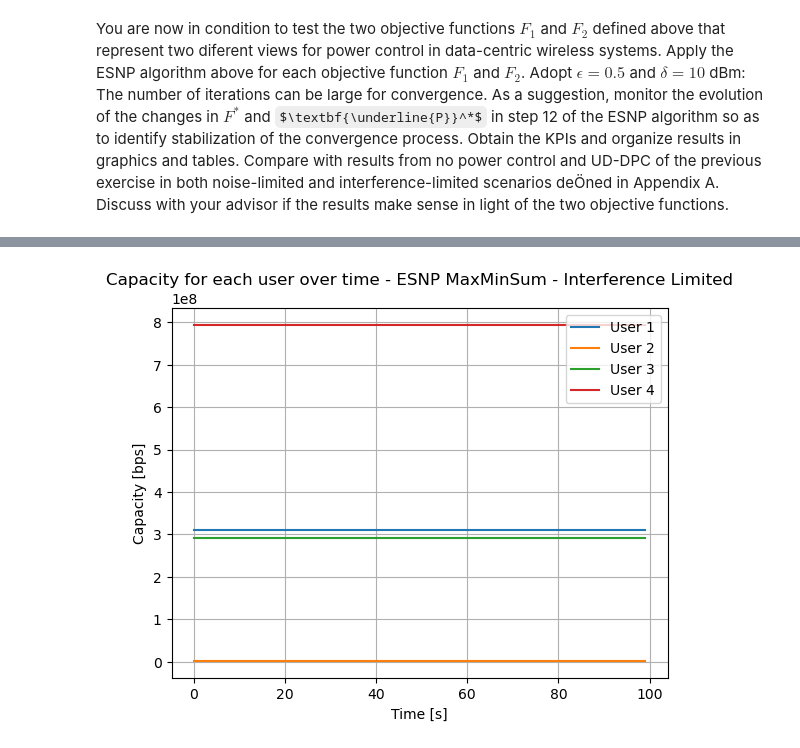
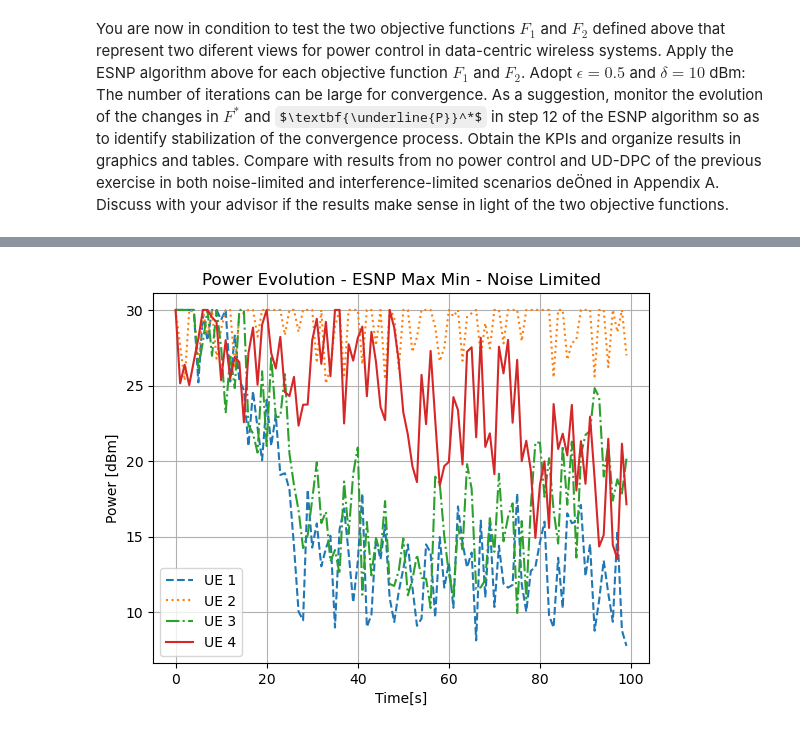
Before and after one commit to vitorfraga12/Intro-to-Wirelles---Part-3, a Jupyter notebook: Questao7.ipynb, the cells around one changed output, grey strips where cells are left out. Cells and saved outputs as stored; diff of their text form; code cells hidden in the pictures; some formulas as TeX source.

Commit message:
Correção Algoritmo ESNP - Com Imagens

```diff
--- a/Questao7.ipynb
+++ b/Questao7.ipynb
@@ -1274,16 +637,5 @@ plt.show()
-# %%
-# Plotando a evolução da capacidade para cada instante de tempo utilizando o MaxMinSum - Interference Limited
-plt.figure()
-plt.plot(capacity_esnp_maxminsum[0, :], label='User 1')
-plt.plot(capacity_esnp_maxminsum[1, :], label='User 2')
-plt.plot(capacity_esnp_maxminsum[2, :], label='User 3')
-plt.plot(capacity_esnp_maxminsum[3, :], label='User 4')
-plt.legend()
-plt.xlabel('Time [s]')
-plt.ylabel('Capacity [bps]')
-plt.title('Capacity for each user over time - ESNP MaxMinSum - Interference Limited')
-plt.grid()
-plt.savefig('Q9_capacity_interferencelimited_espnsumaxmin.pdf')
-plt.show()
-# %% [output]
-[figure, removed]
+# %%
+x_coord_noise = np.array([225.83, 566.79, 765.51, 265.95])
+y_coord_noise = np.array([203.33, 321.88, 146.88, 702.39])
+x_coord_interference = np.array([22.583, 56.679, 76.551, 26.595])
+y_coord_interference = np.array([20.333, 32.188, 14.688, 70.239])
@@ -1289,0 +725,21 @@ plt.show()
+# %%
+time = 100
+
+# Noise Limited - ESNP Max Min
+best_power_maxmin_noise, power_evolution_maxmin_noise, sinr_evolution_maxmin_noise, min_sinr_evolution_maxmin_noise, capacity_esnp_maxmin_noise = esnp_maxmin(aps, ues, channels, power_trans_max, power_trans_min, step, time, bandwidth, K_0, area_noiselimited, x_coord_noise, y_coord_noise, neighb_factor, prob_param, sigma_fastfading, sigma_shadowing)
+# %%
+# Plotando a evolução da potência de transmissão MaxMin
+plt.figure()
+plt.plot(power_evolution_maxmin_noise[0, :], label='UE 1', linestyle='--')
+plt.plot(power_evolution_maxmin_noise[1, :], label='UE 2', linestyle=':')
+plt.plot(power_evolution_maxmin_noise[2, :], label='UE 3', linestyle='-.')
+plt.plot(power_evolution_maxmin_noise[3, :], label='UE 4')
+plt.grid()
+plt.legend()
+plt.xlabel('Time[s]')
+plt.ylabel('Power [dBm]')
+plt.title('Power Evolution - ESNP Max Min - Noise Limited')
+plt.savefig('Q8_power_evolution_noiselimited_espnmaxmin.pdf')
+plt.show()
+# %% [output]
+[figure, added]
```
Also changed, not shown: parts of 58 cells of this notebook.
